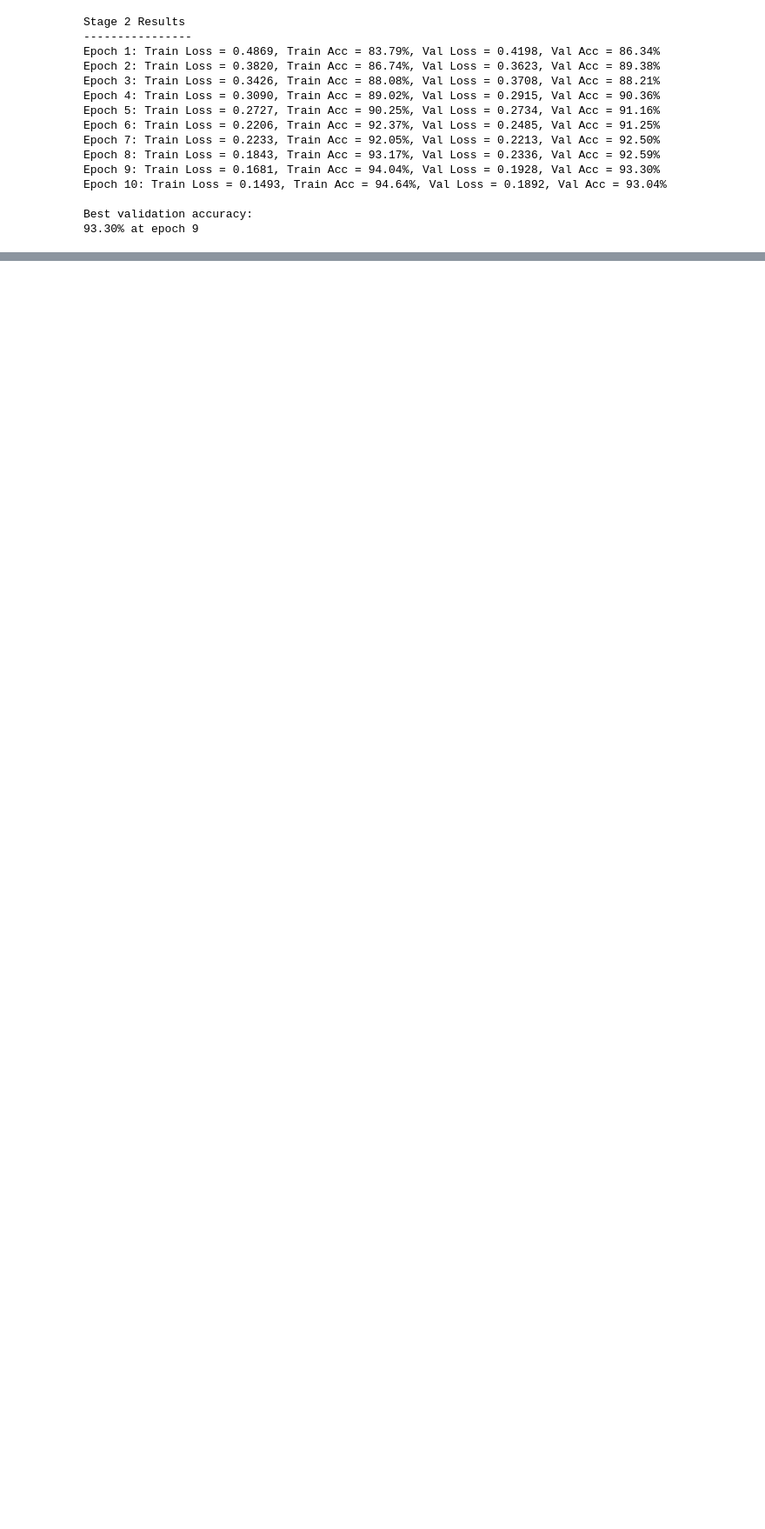
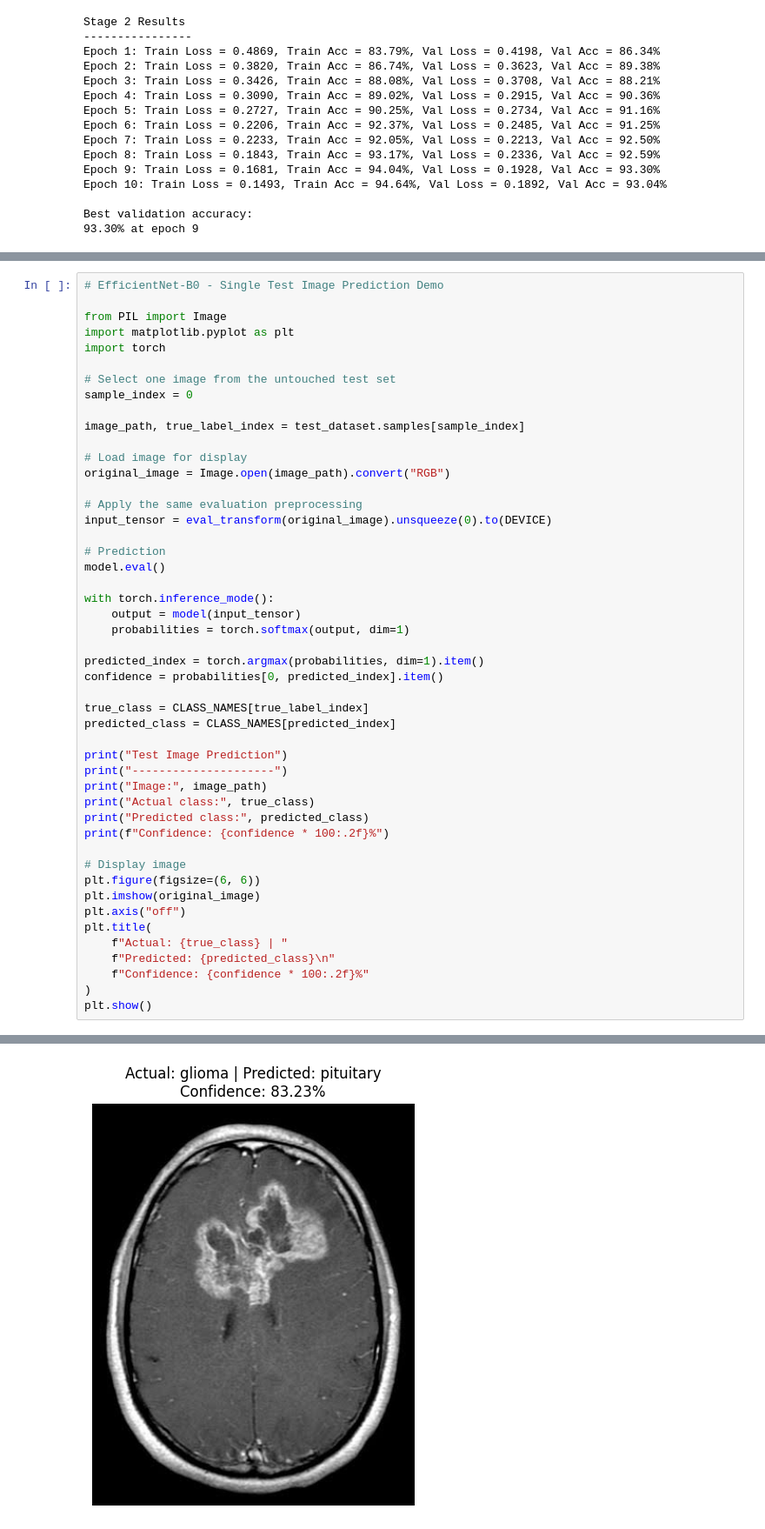
Before and after one commit to mirshadahamed/brain-tumor-mri-classification, a Jupyter notebook: brain-tumor-vit/notebooks/efficientnet_b0_training.ipynb, the cells around one changed output, grey strips where cells are left out. Shown at 87% size. Drawn from its saved outputs; the diff is of its cells as text; blank space fills up the shorter version.

Commit message:
Add EfficientNet-B0 final test evaluation and prediction demo

```diff
--- a/brain-tumor-vit/notebooks/efficientnet_b0_training.ipynb
+++ b/brain-tumor-vit/notebooks/efficientnet_b0_training.ipynb
@@ -849,0 +1045,49 @@ plt.show()
+# %%
+# EfficientNet-B0 - Single Test Image Prediction Demo
+
+from PIL import Image
+import matplotlib.pyplot as plt
+import torch
+
+# Select one image from the untouched test set
+sample_index = 0
+
+image_path, true_label_index = test_dataset.samples[sample_index]
+
+# Load image for display
+original_image = Image.open(image_path).convert("RGB")
+
+# Apply the same evaluation preprocessing
+input_tensor = eval_transform(original_image).unsqueeze(0).to(DEVICE)
+
+# Prediction
+model.eval()
+
+with torch.inference_mode():
+    output = model(input_tensor)
+    probabilities = torch.softmax(output, dim=1)
+
+predicted_index = torch.argmax(probabilities, dim=1).item()
+confidence = probabilities[0, predicted_index].item()
+
+true_class = CLASS_NAMES[true_label_index]
+predicted_class = CLASS_NAMES[predicted_index]
+
+print("Test Image Prediction")
+print("---------------------")
+print("Image:", image_path)
+print("Actual class:", true_class)
+print("Predicted class:", predicted_class)
+print(f"Confidence: {confidence * 100:.2f}%")
+
+# Display image
+plt.figure(figsize=(6, 6))
+plt.imshow(original_image)
+plt.axis("off")
+plt.title(
+    f"Actual: {true_class} | "
+    f"Predicted: {predicted_class}\n"
+    f"Confidence: {confidence * 100:.2f}%"
+)
+plt.show()
+# %% [output]
@@ -849,0 +1100 @@ plt.show()
+[figure, added]
```
Also changed, not shown: parts of 2 cells of this notebook.
